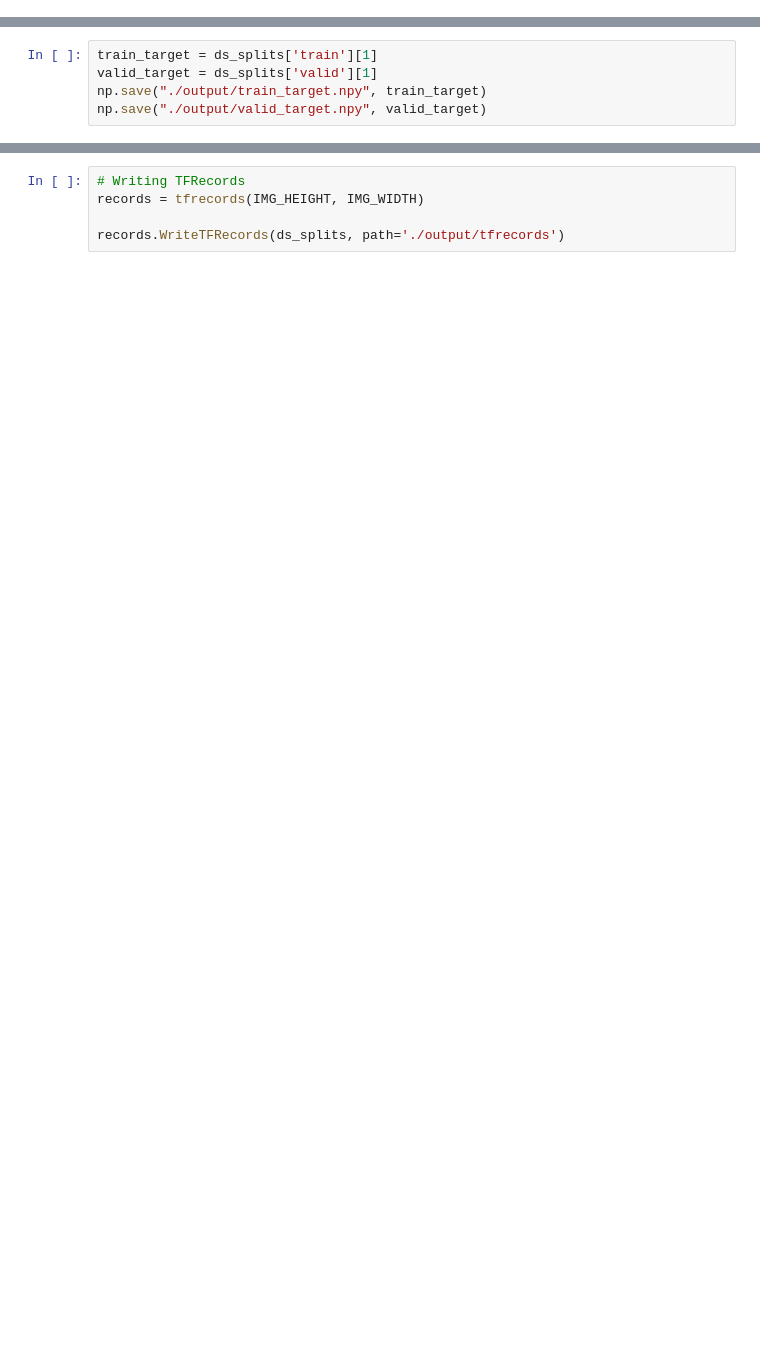
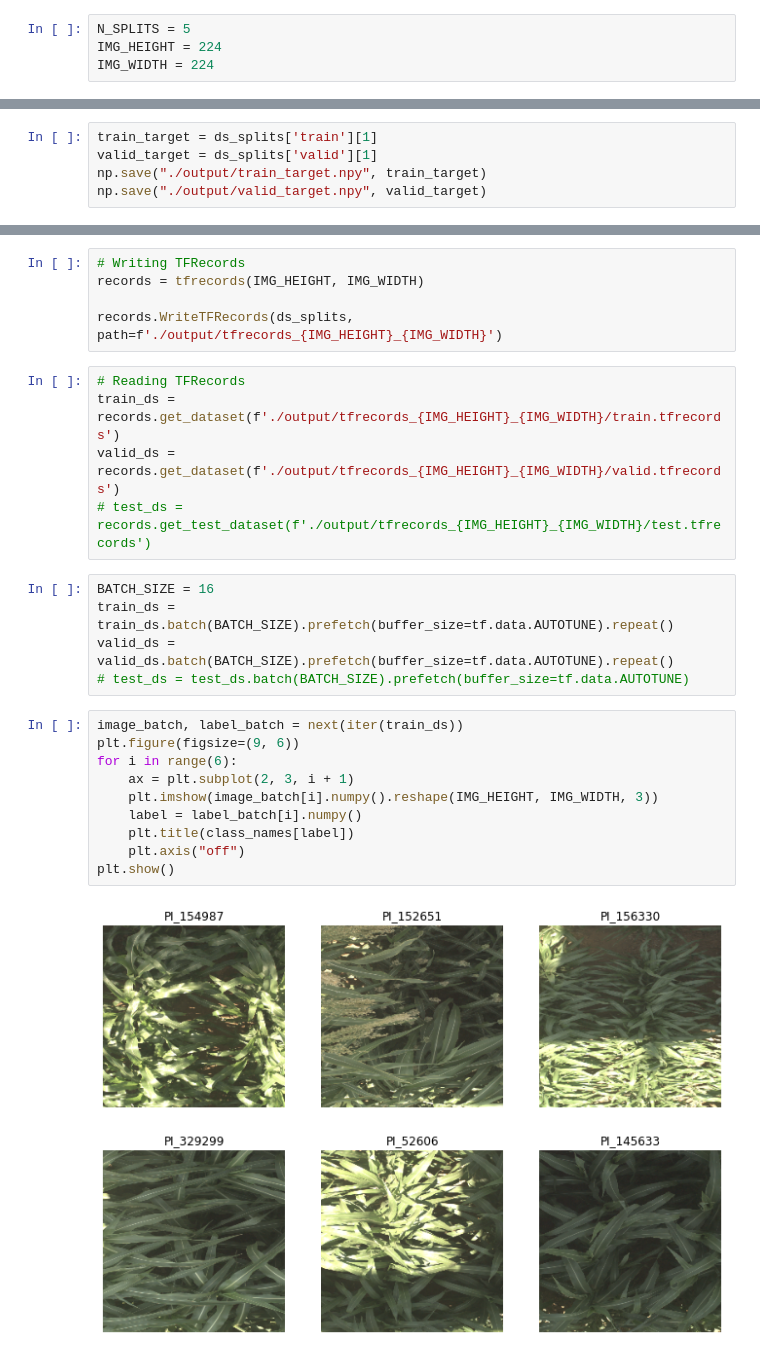
Before and after one commit to Huai-Yuan/Sorghum-100_Cultivar_Identification, a Jupyter notebook: DataProcess.ipynb, the cells around one changed output, grey strips where cells are left out. Cells and saved outputs as stored; diff of their text form; blank space fills up the shorter version.

```diff
--- a/DataProcess.ipynb
+++ b/DataProcess.ipynb
@@ -17,3 +15,7 @@ IMG_WIDTH = config["DataProcess"]["IMG_WIDTH"]
+# %%
+N_SPLITS = 5
+IMG_HEIGHT = 224
+IMG_WIDTH = 224
 # %%
 # Data
 
@@ -77,4 +87,26 @@ np.save("./output/valid_target.npy", valid_target)
 # Writing TFRecords
 records = tfrecords(IMG_HEIGHT, IMG_WIDTH)
 
-records.WriteTFRecords(ds_splits, path='./output/tfrecords')
+records.WriteTFRecords(ds_splits, path=f'./output/tfrecords_{IMG_HEIGHT}_{IMG_WIDTH}')
+# %%
+# Reading TFRecords
+train_ds = records.get_dataset(f'./output/tfrecords_{IMG_HEIGHT}_{IMG_WIDTH}/train.tfrecords')
+valid_ds = records.get_dataset(f'./output/tfrecords_{IMG_HEIGHT}_{IMG_WIDTH}/valid.tfrecords')
+# test_ds = records.get_test_dataset(f'./output/tfrecords_{IMG_HEIGHT}_{IMG_WIDTH}/test.tfrecords')
+# %%
+BATCH_SIZE = 16
+train_ds = train_ds.batch(BATCH_SIZE).prefetch(buffer_size=tf.data.AUTOTUNE).repeat()
+valid_ds = valid_ds.batch(BATCH_SIZE).prefetch(buffer_size=tf.data.AUTOTUNE).repeat()
+# test_ds = test_ds.batch(BATCH_SIZE).prefetch(buffer_size=tf.data.AUTOTUNE)
+# %%
+image_batch, label_batch = next(iter(train_ds))
+plt.figure(figsize=(9, 6))
+for i in range(6):
+    ax = plt.subplot(2, 3, i + 1)
+    plt.imshow(image_batch[i].numpy().reshape(IMG_HEIGHT, IMG_WIDTH, 3))
+    label = label_batch[i].numpy()
+    plt.title(class_names[label])
+    plt.axis("off")
+plt.show()
+# %% [output]
+[figure, added]
```
Also changed, not shown: parts of 7 cells of this notebook, 10 other files.
